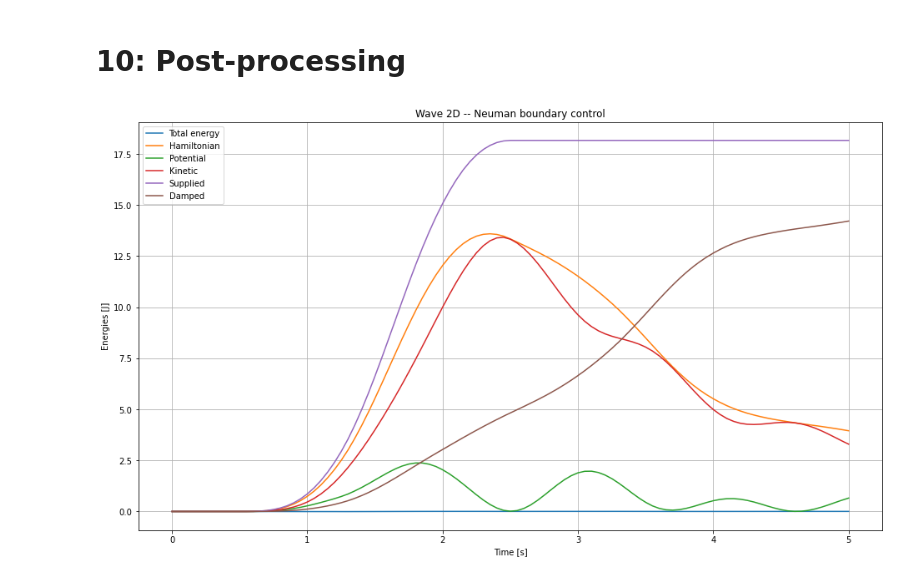
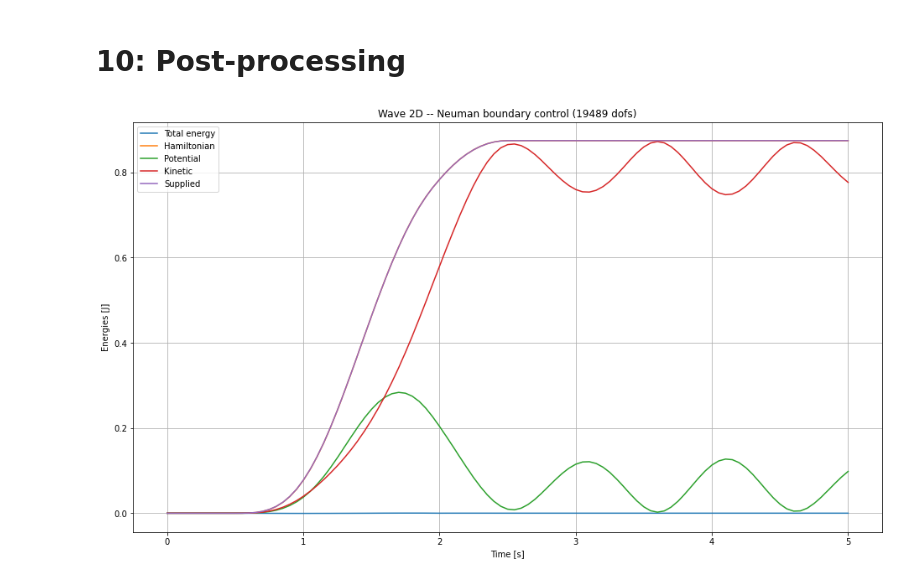
Before and after one commit to g-haine/scrimp, a Jupyter notebook: notebooks/2D/wave/wave.ipynb, the cells around one changed output. Drawn from its saved outputs; the diff is of its cells as text; code cells hidden in the pictures.

Commit message:
Add wave notebook

```diff
--- a/notebooks/2D/wave/wave.ipynb
+++ b/notebooks/2D/wave/wave.ipynb
@@ -240,18 +434,20 @@ jacobian = lambda : Wave_jacobian(fun_trial,fun_test,dmesh.dx,dmesh.ds)
 # UFL Format
 t_control_begin = 0.5
 t_control_end = 2.5
-control = "5. * x[0] * sin(t-"+str(t_control_begin)+") * (t >"+str(t_control_begin)+") * sin("+str(t_control_end)+"-t) * (t < "+str(t_control_end)+")"
-u = fe.Expression(control, element=V_b.ufl_element(), domain=dmesh.mesh, t=0.)
+control = "5. * x[0] * x[0] * x[1] * sin(t-"+str(t_control_begin)+") * (t >"+str(t_control_begin) \
+            +") * sin("+str(t_control_end)+"-t) * (t < "+str(t_control_end)+")"
+u = fe.Expression(control, element=V_u.ufl_element(), domain=dmesh.mesh, t=0.)
 
-def Wave_residual(t,u,fun_test,ds):
+def Define_Control(t,u,fun_test,ds):
 
     u.t = t # u at time t
 
-    (v_q, v_p, v_b) = fun_test # Split test functions
+    (v_q, v_p, v_u, v_y) = fun_test # Split test functions
 
-    return [ [ u*v_b*ds ] ] # M_b u = int_{Gamma} u v_b ds
+    return [ [ u*v_u*ds ] ] # with the last line of the Dirac method, this defines u_b with u
 
-residual_time_dependent = lambda t : Wave_residual(t,u,fun_test,dmesh.ds)
+# Residual consists of the time-varying forcing when considering the general DAE form: F(t,z,dz/dt) = 0
+Residual = lambda t : Define_Control(t,u,fun_test,dmesh.ds)
 # %% [markdown]
 # 8: Initial data
 # %%
@@ -283,14 +479,18 @@ dt = 0.01
 tf = 5.
 Integration_params = {'dt_export':5.*dt}
 
+# u_b and y_b are algebraic
+idx_Lagrange_multipliers = np.concatenate((W.block_dofmap().block_owned_dofs__global_numbering(2),
+                                           W.block_dofmap().block_owned_dofs__global_numbering(3)))
+
 name = "2D Wave equation -- Neumann boundary control"
-dae = multiphenics_utils.PDAE_linear(residual_time_dependent,jacobian,
-                                     W.dim(),name,idx_alg=[])
+dae = multiphenics_utils.PDAE_linear(Residual,Jacobian,
+                                     W.dim(),name,idx_alg=idx_Lagrange_multipliers)
 
 PETSc_utils.TS_integration_dae(dae,x0,dt,tf,**Integration_params)
 
-tp = dae.history['t']
-zp = dae.history['z']
+t_sol = dae.history['t']
+z_sol = dae.history['z']
 # %% [output]
 i=       0 t=       0 * (0s)
 i=       1 t=    0.01   (0s)
@@ -312,7 +512,7 @@ Nonlinear iterations: 451, Linear iterations: 451
 # %% [markdown]
 # 10: Post-processing
 # %%
-def plot_Hamiltonian(t,z,u,Tinv,rho,Y,fun_trial,fun_test,dx,ds):
+def Plot_Hamiltonian(t,z,u,Tinv,rho,fun_trial,fun_test,dx,ds):
 
     # Number of time steps
     Nt = np.array(t).size
@@ -322,40 +522,37 @@ def plot_Hamiltonian(t,z,u,Tinv,rho,Y,fun_trial,fun_test,dx,ds):
 
     # For the kinetic energy
     Hamp = np.zeros((Nt,))
 
     # For the total mechanical energy (the Hamiltonian)
     Ham = np.zeros((Nt,))
 
-    # For damped energy
-    Damped = np.zeros((Nt,))
-
     # For supplied energy
     Supplied = np.zeros((Nt,))
 
     for k in range(1,Nt):
         # Extract solutions
         e_q = mpfe.BlockFunction(W,mpfe.la.BlockPETScVector(z[k]))[0]
+        e_p_old = mpfe.BlockFunction(W,mpfe.la.BlockPETScVector(z[k-1]))[1]
         e_p = mpfe.BlockFunction(W,mpfe.la.BlockPETScVector(z[k]))[1]
-        e_p_old = mpfe.BlockFunction(W,mpfe.la.BlockPETScVector(z[k-1]))[1]
         # Compute energies
         Hamq[k] = 0.5*fe.assemble(fe.dot(e_q,fe.dot(Tinv, e_q))*dx)
         Hamp[k] = 0.5*fe.assemble(e_p*rho*e_p*dx)
         Ham[k] = Hamq[k] + Hamp[k]
-        Damped[k] = Damped[k-1] + 0.5 * (t[k] - t[k-1]) * (fe.assemble(e_p*Y*e_p*ds) + fe.assemble(e_p_old*Y*e_p_old*ds))
         u.t = t[k-1]
         Supplied[k] = Supplied[k-1] + 0.5 * (t[k] - t[k-1]) * fe.assemble(e_p_old*u*ds)
         u.t = t[k]
         Supplied[k] = Supplied[k] + 0.5 * (t[k] - t[k-1]) * fe.assemble(e_p*u*ds)
 
     fig = plt.figure(figsize=(16,9))
-    plt.plot(t,Ham+Damped-Supplied,t,Ham,t,Hamq,t,Hamp,t,Supplied,t,Damped)
-    plt.title("Wave 2D -- Neuman boundary control")
+    plt.plot(t,Ham-Supplied,t,Ham,t,Hamq,t,Hamp,t,Supplied)
+    plt.title("Wave 2D -- Neuman boundary control ("
+              +str(W.tabulate_dof_coordinates().shape[0])+" dofs)")
     plt.xlabel("Time [s]")
     plt.ylabel("Energies [J]")
     plt.grid(axis="both")
-    plt.legend(["Total energy","Hamiltonian","Potential","Kinetic","Supplied","Damped"])
+    plt.legend(["Total energy","Hamiltonian","Potential","Kinetic","Supplied"])
     plt.show()
 
-plot_Hamiltonian(tp,zp,u,Tinv,rho,Y,fun_trial,fun_test,dmesh.dx,dmesh.ds)
+Plot_Hamiltonian(t_sol,z_sol,u,Tinv,rho,fun_trial,fun_test,dmesh.dx,dmesh.ds)
 # %% [output]
-[figure, old version]
+[figure, new version]
```
Also changed, not shown: parts of 13 cells of this notebook, 4 other files.
